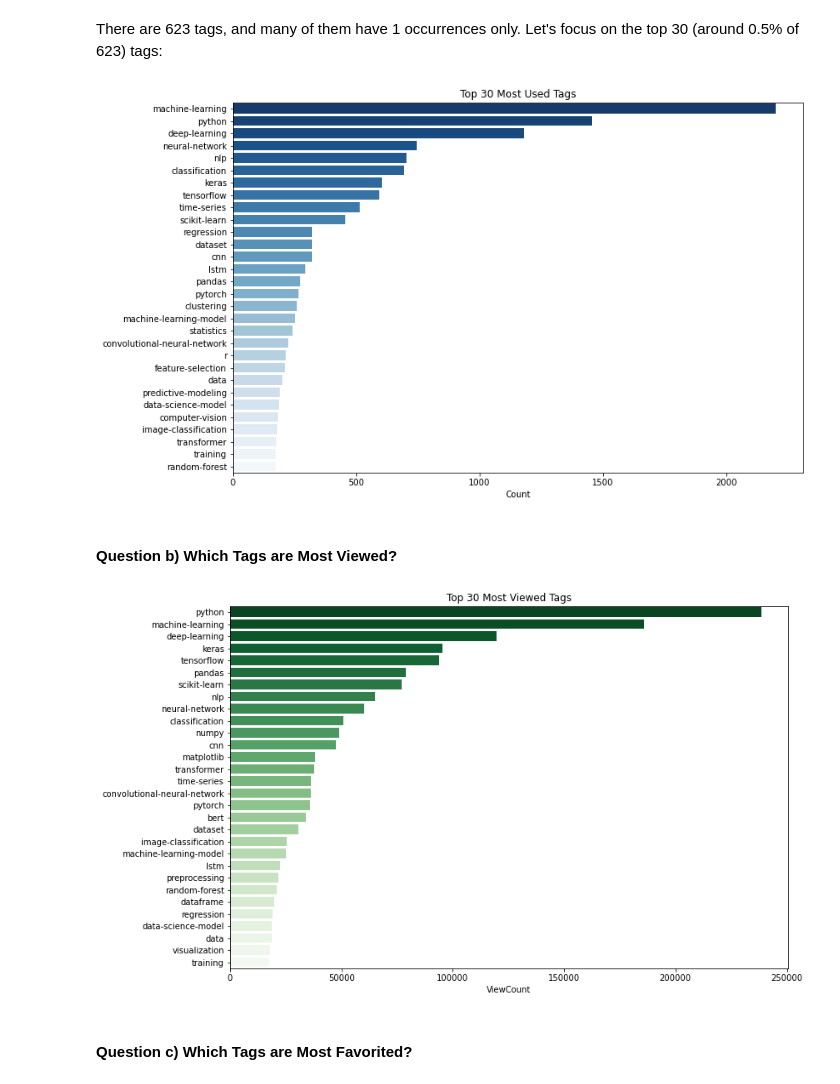
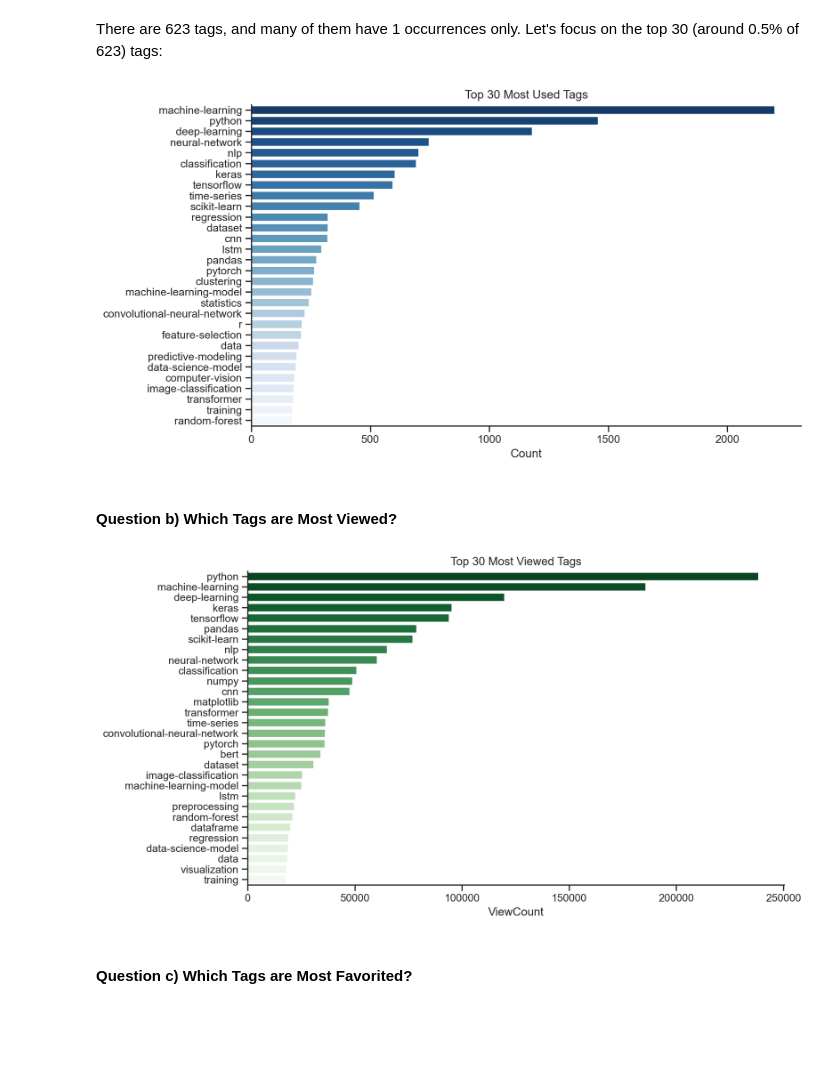
Before and after one commit to eeliuqin/data-analysis, a Jupyter notebook: popular-data-science-questions.ipynb, the cells around one changed output. Saved outputs shown, nothing was run; the diff lists cells and outputs as text; code cells hidden in the pictures; blank space fills up the shorter version.

```diff
--- a/popular-data-science-questions.ipynb
+++ b/popular-data-science-questions.ipynb
@@ -150,14 +150,24 @@ It returns 8137 rows, which should be enough for analyzing. Let's download and s
 # %%
 # import required libraries
 import pandas as pd
+import matplotlib as mpl
 import matplotlib.pyplot as plt
 import seaborn as sns
 from datetime import datetime
+import warnings
+warnings.filterwarnings('ignore')
 
 %matplotlib inline
+mpl.rcParams['figure.dpi']= 200
+
+# set seaborn theme
+custom_params = {"axes.spines.right": False, "axes.spines.top": False,
+                 "figure.dpi":100, 'savefig.dpi':100}
+sns.set_theme(style="ticks", rc=custom_params)
+%config InlineBackend.figure_format = "retina"
 
 # read the csv
-questions = pd.read_csv("stackexchange_ds_qs_2021_202205.csv")
+questions = pd.read_csv("data/stackexchange_ds_qs_2021_202205.csv")
 
 # check the first 5 rows
 questions.head()
@@ -289,14 +299,14 @@ tag_count
 There are 623 tags, and many of them have 1 occurrences only. Let's focus on the top 30 (around 0.5% of 623) tags:
 # %%
 most_used = tag_count.head(30)
-plt.figure(figsize=(12, 8))
+plt.figure(figsize=(10, 6))
 sns.barplot(x='Count',
             y=most_used.index,
             data=most_used,
             palette="Blues_r").set(title='Top 30 Most Used Tags')
 plt.show()
 # %% [output]
-[figure, old version]
+[figure, new version]
 # %% [markdown]
 #### Question b) Which Tags are Most Viewed?
 # %%
@@ -316,14 +326,14 @@ tag_view_count.sort_values(by=['ViewCount'], ascending=False, inplace=True)
 
 # plot the top 30 most viewed
 most_viewed = tag_view_count.head(30)
-plt.figure(figsize=(12, 8))
+plt.figure(figsize=(10, 6))
 sns.barplot(x='ViewCount',
             y=most_viewed.index,
             data=most_viewed,
             palette="Greens_r").set(title='Top 30 Most Viewed Tags')
 plt.show()
 # %% [output]
-[figure, old version]
+[figure, new version]
 # %% [markdown]
 #### Question c) Which Tags are Most Favorited?
 # %%
```
Also changed, not shown: parts of 9 cells of this notebook, 8 other files.
